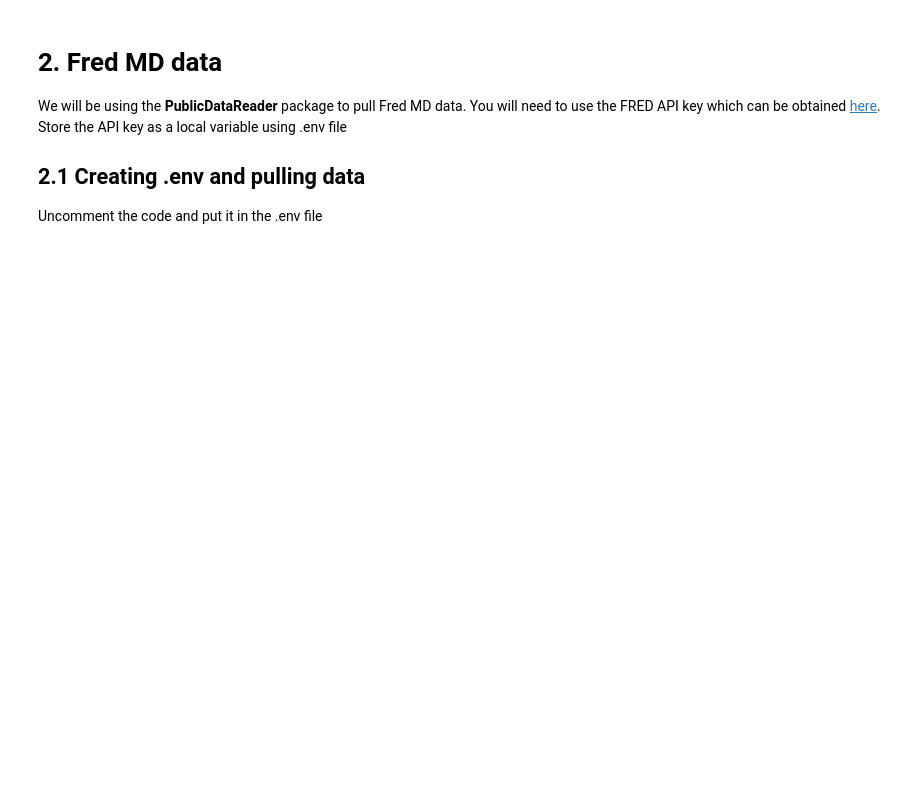
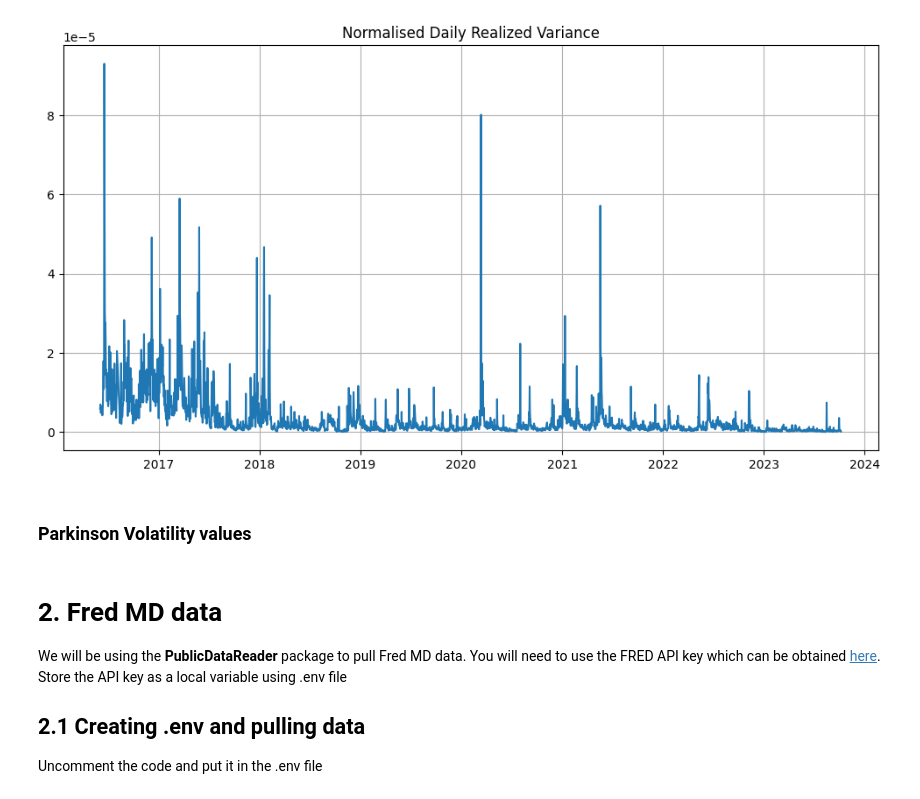
Before and after one commit to zhyoung17/crypto-rv-forecast, a Jupyter notebook: notebooks/data_processing/data_preprocessing.ipynb, the cells around one changed output. Saved outputs shown, nothing was run; the diff lists cells and outputs as text; code cells hidden in the pictures; blank space fills up the shorter version.

```diff
--- a/notebooks/data_processing/data_preprocessing.ipynb
+++ b/notebooks/data_processing/data_preprocessing.ipynb
@@ -65,0 +75,6 @@ daily_data = daily_data.reset_index()
+# %%
+# Drop records earlier than 2016-06-01
+data = data.loc[data.index >= '2016-06-01']
+
+# Drop records where count is zero
+data = data.loc[~data.index.normalize().isin(zero_count)]
@@ -65,0 +89,29 @@ daily_data = daily_data.reset_index()
+# %%
+# Calculate daily realized variance from log returns
+rv_1d = data['Log Return'].resample('1D').apply(lambda x: np.sum(x**2))
+
+# Normalise the realized variance by the number of intraday returns
+count_1 = data['Log Return'].resample('1D').apply(lambda x: x.count())
+rv_1d /= count_1
+# %%
+# Aggregate minute data into daily data:
+daily_data = data.resample('1D').agg({
+    'open': 'first',        # First open price of the day
+    'close': 'last',        # Last close price of the day
+    'high': 'max',          # Highest price of the day
+    'low': 'min',           # Lowest price of the day
+    'volume': 'sum',        # Total volume for the day
+})
+
+# Add daily realized variance and rename the column
+daily_data['1D RV'] = rv_1d
+daily_data.rename(columns={'1D RV': 'RV_d,t'}, inplace=True)
+
+# Add number of records per day
+daily_data['count'] = count_1
+# %%
+# Calculate daily returns from the daily close price
+daily_data['daily_return'] = daily_data['close'].pct_change(fill_method=None)
+
+# Drop records with missing daily returns (the first record)
+daily_data.dropna(subset=['daily_return'], inplace=True)
@@ -65,0 +128,9 @@ daily_data = daily_data.reset_index()
+# %%
+# Plot the daily realized variance
+plt.figure(figsize=(12, 6))
+plt.plot(daily_data['RV_d,t'])
+plt.title('Normalised Daily Realized Variance')
+plt.grid()
+plt.show()
+# %% [output]
+[figure, added]
@@ -66,3 +149,5 @@ daily_data = daily_data.reset_index()
+# %% [markdown]
+### Parkinson Volatility values
 # %%
 def calculate_parkinson(data, window):
     """
```
Also changed, not shown: parts of 20 cells of this notebook, 5 other files.
